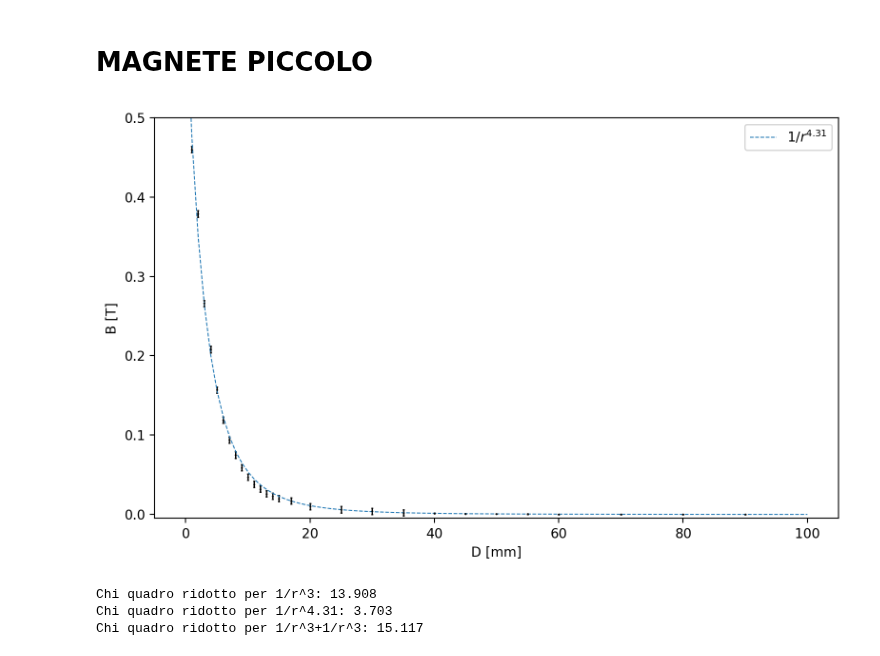
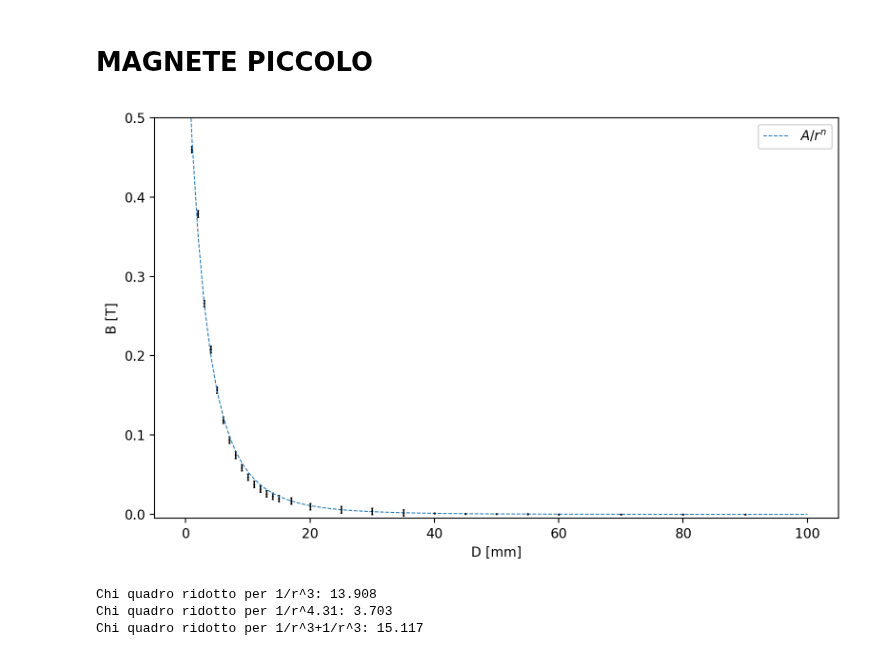
Before and after one commit to zosojack/lab-ss-2, a Jupyter notebook: PARTE 1: PL/4-fit_magneti.ipynb, the cells around one changed output. Cells and saved outputs as stored; diff of their text form; code cells hidden in the pictures.

```diff
--- a/PARTE 1: PL/4-fit_magneti.ipynb
+++ b/PARTE 1: PL/4-fit_magneti.ipynb
@@ -209,35 +214,38 @@ plt.errorbar(
     #label='Dati'
 )
 x_fit2 = np.linspace(0, 100, 100)  # Intervallo per il fit
 # CUBO
 y_fit2_1 = reciproco_cubo(x_fit2, *popt2_1)
 etichetta2_1 = f"a={popt2_1[0]:.2f}\nΔx={popt2_1[1]:.2f}\nΔy={popt2_1[2]:.2f}"
 #plt.plot(x_fit2, y_fit2_1, linestyle='--', label='1/r^3', markersize=3, linewidth=0.5)
 # ESPONENTE PARAMETRO LIBERO
 y_fit2_2 = esponente_libero(x_fit2, *popt2_2)
 etichetta2_2 = f"a={popt2_2[0]:.2f}\nΔx={popt2_2[1]:.2f}\nΔy={popt2_2[2]:.2f}"
+
+
 plt.plot(x_fit2, y_fit2_2, linestyle='--',
-         label=f"$1/r^{{{popt2_2[0]:.2f}}}$",
+         label=fr"$A/r^n$",
          markersize=3, linewidth=0.75)
+
 # ALTRA
 y_fit2_3 = altra(x_fit2, *popt2_3)
 #plt.plot(x_fit2, y_fit2_3, linestyle='--', label=rf'$B_0$=1/1+(r)^{popt2_3[0]:.2f}', markersize=3, linewidth=0.75)
 # DUE RECIPROCI CUBI
 y_fit2_4 = due_reciproci_cubi(x_fit2, *popt2_4)
 #etichetta2_4 = f"a={popt2_1[0]:.2f}\nΔx={popt2_1[1]:.2f}\nΔy={popt2_1[2]:.2f}"
 #plt.plot(x_fit2, y_fit2_4, linestyle='--', label='1/r^3+1/r^3', markersize=3, linewidth=0.5)
 
 plt.xlabel("D [mm]")
 #plt.yscale('log')
 plt.ylabel("B [T]") # [T]
 plt.ylim(-0.005, 0.5)
 #plt.title("Magnete piccolo: B su distanza")
 #plt.grid(linestyle='--')
 plt.tight_layout()
 plt.legend()
 plt.show()
 # %% [output]
-[figure, old version]
+[figure, new version]
 # %%
 chi2_2_1 = chi_quadro(reciproco_cubo, popt2_1, d2, B2, err_B2)
 chi2_2_2 = chi_quadro(esponente_libero, popt2_2, d2, B2, err_B2)
```
Also changed, not shown: parts of 4 cells of this notebook, 14 other files.
